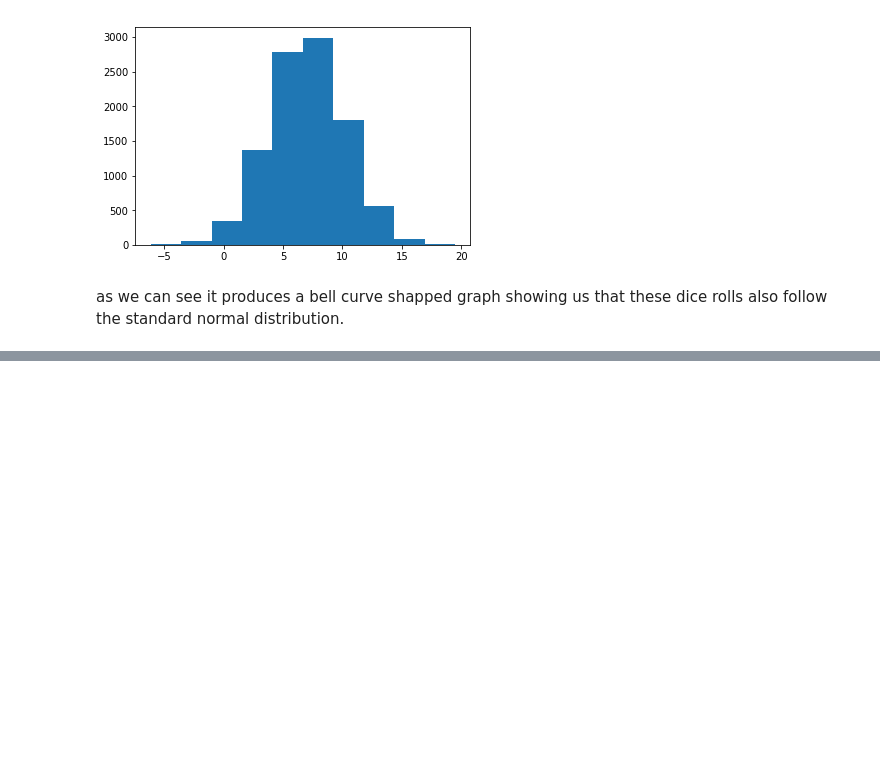
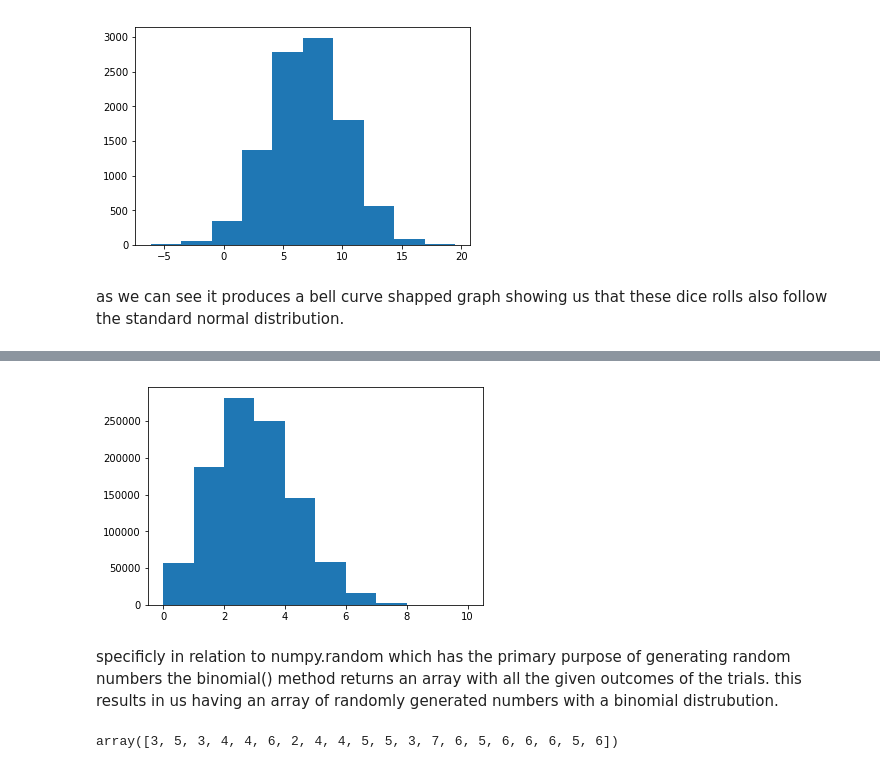
Before and after one commit to Uamhan/Emerging-technologies-Project, a Jupyter notebook: numpy-random.ipynb, the cells around one changed output, grey strips where cells are left out. Saved outputs shown, nothing was run; the diff lists cells and outputs as text; code cells hidden in the pictures; blank space fills up the shorter version.

Commit message:
added binomial distribution

```diff
--- a/numpy-random.ipynb
+++ b/numpy-random.ipynb
@@ -279,0 +305,22 @@ as we can see it produces a bell curve shapped graph showing us that these dice
+# %%
+#number of times the event will occur per trial
+n = 10
+#probability of each event being a sucsess (in this case)
+p= 0.25
+#number of times we wish the trial to be done
+times = 1000000
+#in this case the event will be atempted 10 times with a 25% change of sucsess per trial with 1 million trials.
+x = np.random.binomial(n,p,times)
+#plotinf this on the histogram shows us how many times in the million atempts each outcome occured.
+plt.hist(x)
+plt.show()
+# %% [output]
+[figure, added]
+# %% [markdown]
+specificly in relation to numpy.random which has the primary purpose of generating random numbers the binomial() method returns an array with all the given outcomes of the trials. this results in us having an array of randomly generated numbers with a binomial distrubution.
+# %%
+# 10 events per trial with a 50% chance of sucsess with 20 trials
+np.random.binomial(10,0.5,20)
+#the array that is returned to us contains values witch represent the number of sucsesses from each of the 20 trials.
+# %% [output]
+array([3, 5, 3, 4, 4, 6, 2, 4, 4, 5, 5, 3, 7, 6, 5, 6, 6, 6, 5, 6])
```
Also changed, not shown: parts of 4 cells of this notebook.
